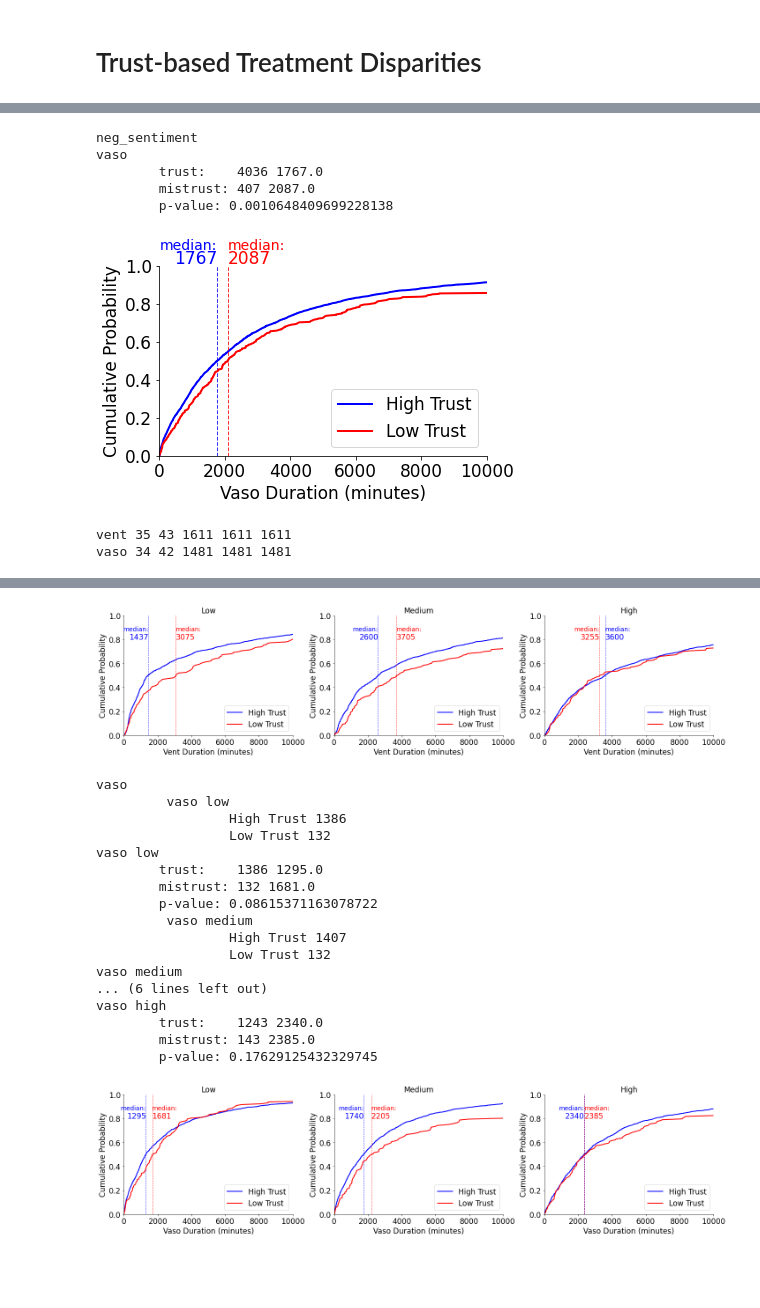
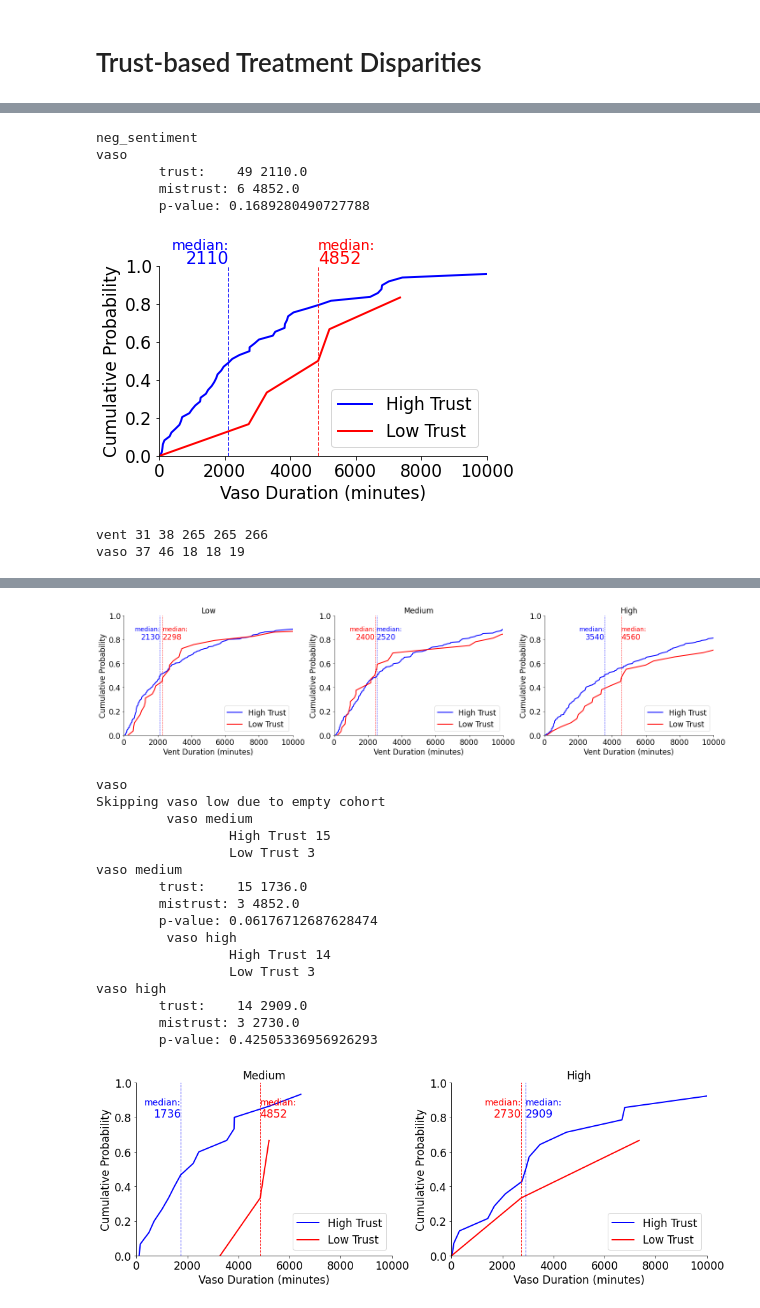
Before and after one commit to damphessian/eol-mistrust, a Jupyter notebook: code/mistrust_mimic_aggressive.ipynb, the cells around one changed output, grey strips where cells are left out. Drawn from its saved outputs; the diff is of its cells as text; code cells hidden in the pictures; blank space fills up the shorter version.

Commit message:
[extend] Run code/mistrust_mimic_aggressive.ipynb

```diff
--- a/code/mistrust_mimic_aggressive.ipynb
+++ b/code/mistrust_mimic_aggressive.ipynb
@@ -37,8 +37,7 @@ import tqdm
 
 # create a database connection
 sqluser = 'wboag'
-dbname = 'mimic'
-schema_name = 'mimiciii'
+dbname = 'mimiciv'
 
 # Connect to the database
 # con = psycopg2.connect(dbname=dbname, user=sqluser, host="/var/run/postgresql")
@@ -62,6 +61,8 @@ def normalize_race(race):
     return 'Other'
 
 def normalize_discharge(disch):
+    if not disch:
+        return 'other'
     if disch.startswith('HOSPICE'):
         return 'Hospice'
     if disch == 'DEAD/EXPIRED':
@@ -259,7 +290,7 @@ import tqdm
 
 # [repro] updated `vasopressordurations` to use vasopressor_durations table
 # Start merging all other interventions
-table_names  = ['vasopressor_durations']
+table_names  = ['vasopressin']
 column_names = ['vaso'                ]
 
 eol_hadmids = list(map(str,set(eol_cohort['hadm_id'].values)))
@@ -269,12 +300,16 @@ for t, c in zip(table_names, column_names):
     print((t, c))
     # TOTAL VASOPRESSOR DATA
     query = """
-    select i.hadm_id, v.starttime, v.endtime
-    FROM mimiciii.icustay_detail i
-    INNER JOIN mimiciii.%s v ON i.icustay_id = v.icustay_id
-    where v.starttime between intime and outtime
-    and   v.endtime   between intime and outtime
-    and i.hadm_id in (%s);
+    SELECT
+        i.hadm_id,
+        v.starttime,
+        v.endtime
+    FROM mimiciv_derived.icustay_detail AS i
+    INNER JOIN mimiciv_derived.%s AS v
+        ON i.stay_id = v.stay_id
+    WHERE v.starttime BETWEEN i.icu_intime AND i.icu_outtime
+    AND v.endtime   BETWEEN i.icu_intime AND i.icu_outtime
+    AND i.hadm_id IN (%s);
     """ % (t, ','.join(eol_hadmids))
     vaso_data = pd.read_sql_query(query,con)
     print (vaso_data.head())
@@ -319,6 +354,6 @@ for t, c in zip(table_names, column_names):
 # %%
 # load oasis severity scores
-oasis_query = 'select hadm_id,max(oasis) as oasis from mimiciii.oasis group by hadm_id'
+oasis_query = 'select hadm_id,max(oasis) as oasis from mimiciv_derived.oasis group by hadm_id'
 oasis_df = pd.read_sql_query(oasis_query, con)
 severities = dict(oasis_df[['hadm_id','oasis']].values)
 print(len(severities))
@@ -1248,6 +1283,8 @@ T['vent'] =  {'Low Trust':mistrust_eol_vent, 'High Trust':trust_eol_vent}
 import pylab as plt
 
 def list_median(vals):
+    if not vals:
+        raise ValueError("Empty list has no median")
     svals = sorted(vals)
     return svals[old_div(len(svals),2)]
 
@@ -1365,14 +1402,19 @@ for treatment in sorted(T_risk.keys(), reverse=True):
     fig = pl.figure(treatment, (20,5))
 
     for i,severity in enumerate(['low','medium','high']):
+        p1 = list(T_risk[treatment][severity]['High Trust'])
+        p2 = list(T_risk[treatment][severity][ 'Low Trust'])
+        if not p1 or not p2:
+            print("Skipping %s %s due to empty cohort" % (treatment, severity))
+            continue
         #fig = pl.figure('-'.join([treatment,severity]))
         ind = 131 + i
         ax = fig.add_subplot(ind)
 
         print('\t', treatment, severity)
 
-        t_median = list_median(T_risk[treatment][severity]['High Trust'])
-        m_median = list_median(T_risk[treatment][severity][ 'Low Trust'])
+        t_median = list_median(p1)
+        m_median = list_median(p2)
         larger_median = min(t_median, m_median)
 
         for j,demographic in enumerate(['High Trust', 'Low Trust']):
@@ -1434,10 +1476,10 @@ vent
 neg_sentiment
 vaso
-        trust:    4036 1767.0
-        mistrust: 407 2087.0
-        p-value: 0.0010648409699228138
+        trust:    49 2110.0
+        mistrust: 6 4852.0
+        p-value: 0.1689280490727788
-[figure, old version]
+[figure, new version]
-vent 35 43 1611 1611 1611
-vaso 34 42 1481 1481 1481
+vent 31 38 265 265 266
+vaso 37 46 18 18 19
 vent
          low
@@ -1459,19 +1501,18 @@ vent high
-[figure, old version]
+[figure, new version]
 vaso
-         vaso low
-                 High Trust 1386
-                 Low Trust 132
-vaso low
-        trust:    1386 1295.0
-        mistrust: 132 1681.0
-        p-value: 0.08615371163078722
+Skipping vaso low due to empty cohort
          vaso medium
-                 High Trust 1407
-                 Low Trust 132
+                 High Trust 15
+                 Low Trust 3
 vaso medium
-... (6 lines left out)
+        trust:    15 1736.0
+        mistrust: 3 4852.0
+        p-value: 0.06176712687628474
+         vaso high
+                 High Trust 14
+                 Low Trust 3
 vaso high
-        trust:    1243 2340.0
-        mistrust: 143 2385.0
-        p-value: 0.17629125432329745
+        trust:    14 2909.0
+        mistrust: 3 2730.0
+        p-value: 0.42505336956926293
-[figure, old version]
+[figure, new version]
```
Also changed, not shown: parts of 11 cells of this notebook, 15 other files.
